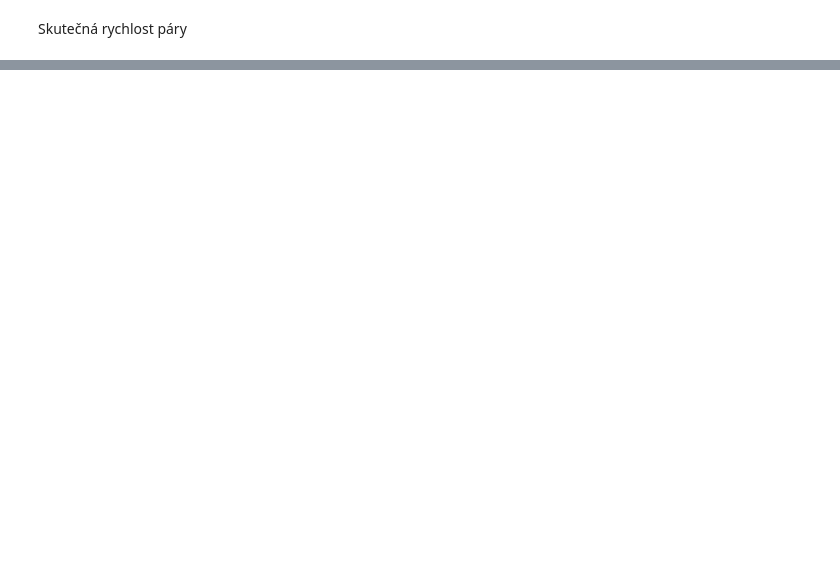
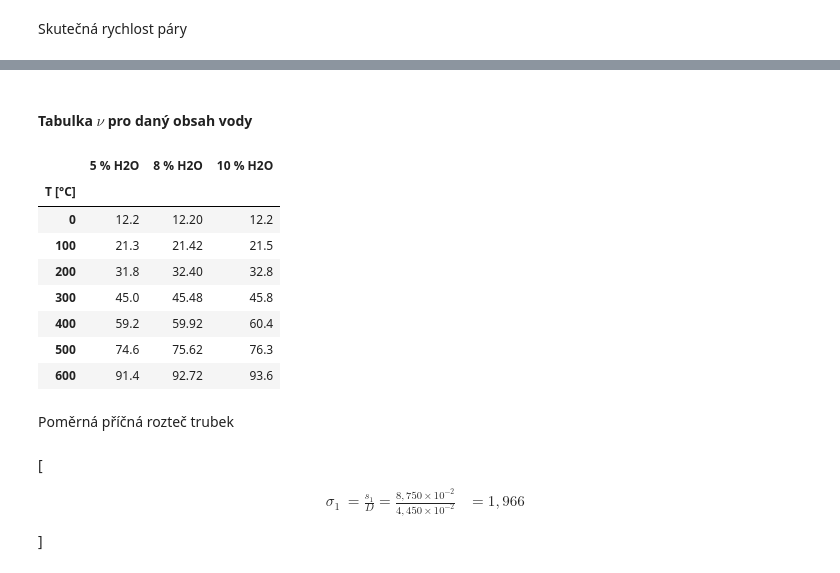
Before and after one commit to razor1995/Diplomka, a Jupyter notebook: Calculations/Diplomka.ipynb, the cells around one changed output, grey strips where cells are left out. Cells and saved outputs as stored; diff of their text form; code cells hidden in the pictures; blank space fills up the shorter version.

```diff
--- a/Calculations/Diplomka.ipynb
+++ b/Calculations/Diplomka.ipynb
@@ -829,0 +1100,45 @@ w_{p_{skut}} &= \frac{ m_{p} \cdot v_{12} \cdot 4 }{ n_{tr} \cdot \pi \cdot \lef
+# %% [markdown]
+#### Tabulka $\nu$ pro daný obsah vody
+# %%
+nu_0 = 12.2+(8-5)*((12.2-12.2)/(10-5))
+nu_100 = 21.3+(8-5)*((21.5-21.3)/(10-5))
+nu_200 = 31.8+(8-5)*((32.8-31.8)/(10-5))
+nu_300 = 45.0+(8-5)*((45.8-45.0)/(10-5))
+nu_400 = 59.2+(8-5)*((60.4-59.2)/(10-5))
+nu_500 = 74.6+(8-5)*((76.3-74.6)/(10-5))
+nu_600 = 91.4+(8-5)*((93.6-91.4)/(10-5))
+
+nu_tabulka = pd.DataFrame(
+{
+        "T [°C]": (0,100,200,300,400,500,600),
+        "5 % H2O": (12.2,21.3,31.8,45.0,59.2,74.6,91.4),
+        "8 % H2O": (nu_0,nu_100,nu_200,nu_300,nu_400,nu_500,nu_600),
+        "10 % H2O": (12.2,21.5,32.8,45.8,60.4,76.3,93.6),
+    }
+)
+nu_tabulka_print = nu_tabulka.set_index(nu_tabulka.columns[0])
+# %%
+nu_tabulka_print
+
+# print(nu_tabulka_print.to_latex())
+# %% [output]
+|  | 5 % H2O | 8 % H2O | 10 % H2O |
+| T [°C] |  |  |  |
+| 0 | 12.2 | 12.20 | 12.2 |
+| 100 | 21.3 | 21.42 | 21.5 |
+| 200 | 31.8 | 32.40 | 32.8 |
+| 300 | 45.0 | 45.48 | 45.8 |
+| 400 | 59.2 | 59.92 | 60.4 |
+| 500 | 74.6 | 75.62 | 76.3 |
+| 600 | 91.4 | 92.72 | 93.6 |
+# %% [markdown]
+Poměrná příčná rozteč trubek
+# %%
+%%render
+sigma_1 = s_1/D
+# %% [output]
+\[
+\begin{aligned}
+\sigma_{1} &= \frac{ s_{1} }{ D }  = \frac{ 8{,}750 \times 10 ^ {-2 } }{ 4{,}450 \times 10 ^ {-2 } } &= 1{,}966
+\end{aligned}
+\]
```
Also changed, not shown: parts of 151 cells of this notebook, 2 other files.
